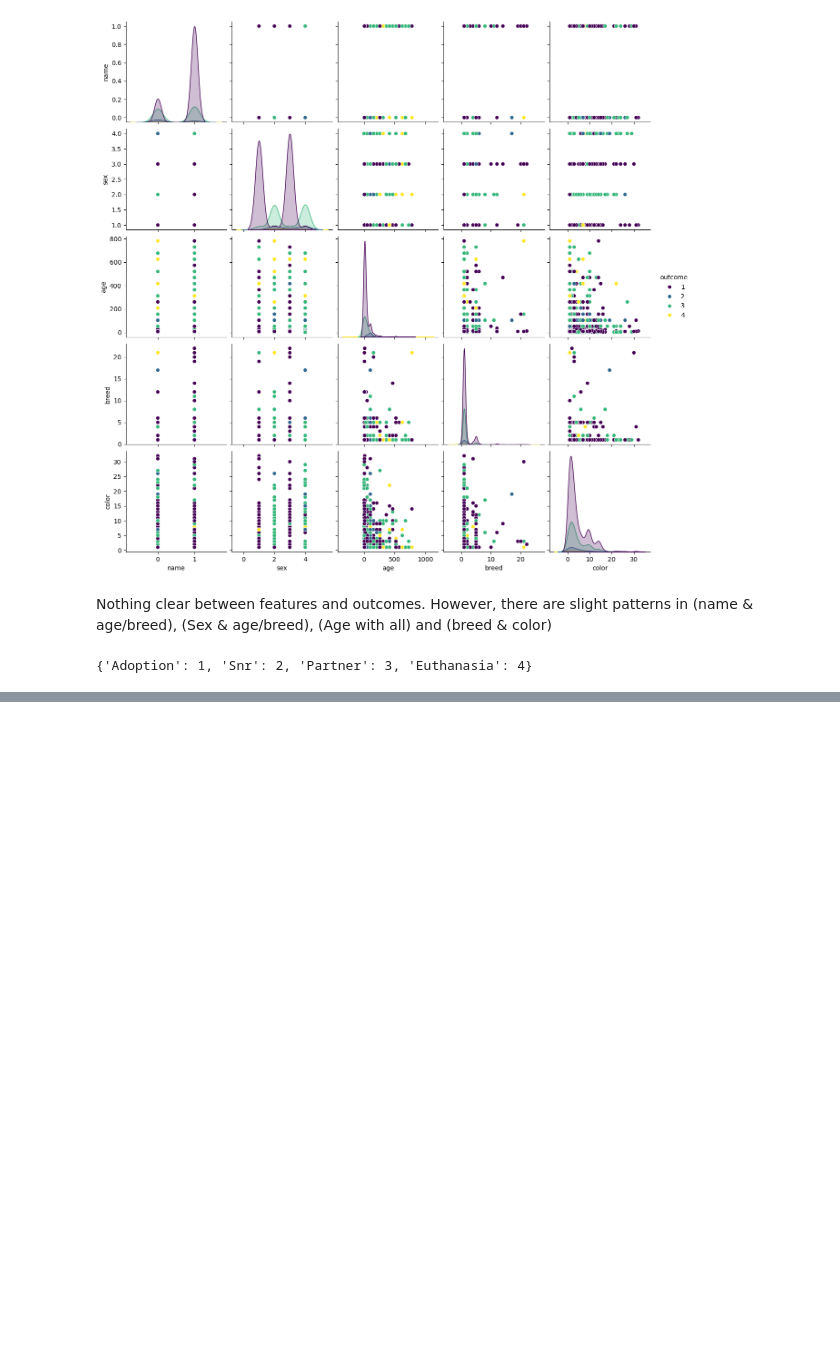
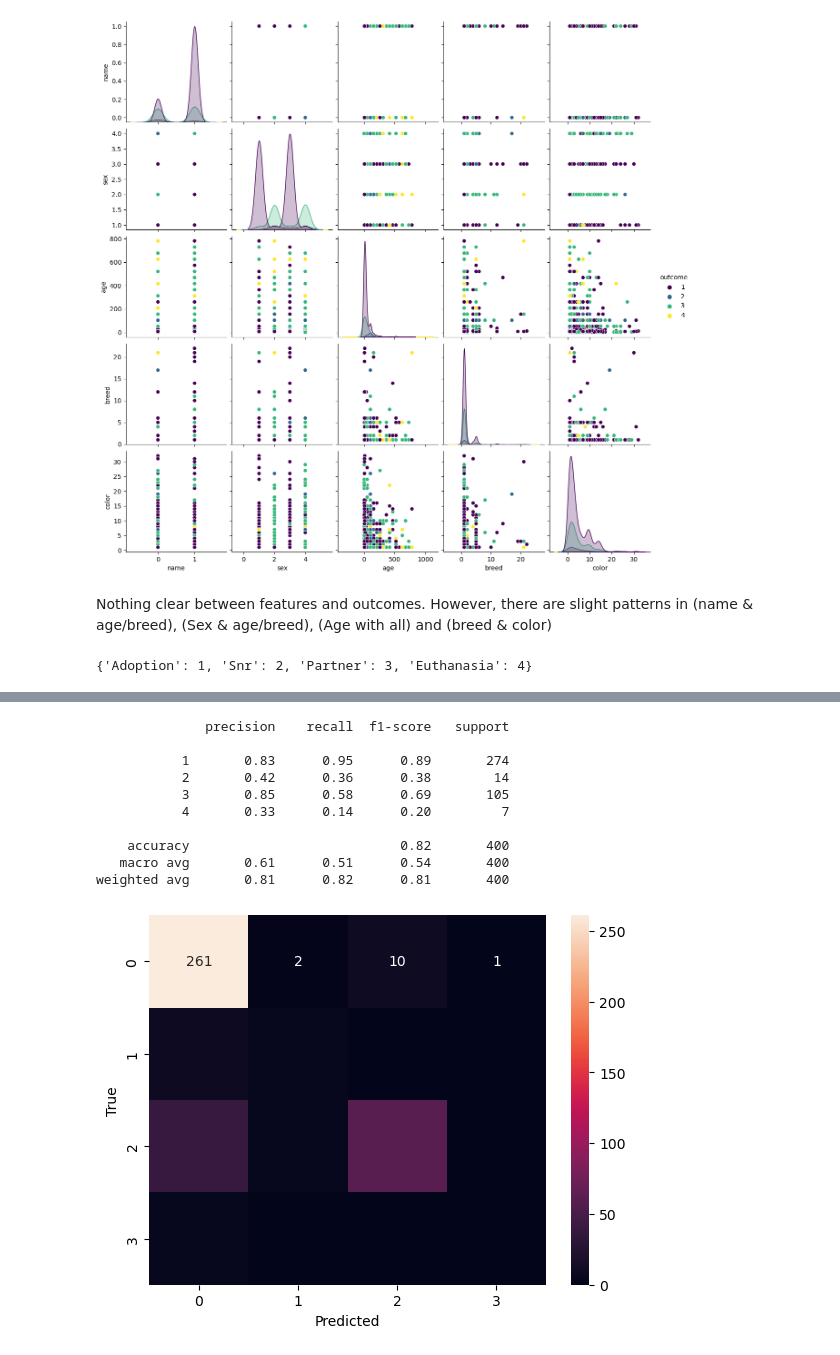
Before and after one commit to BictorFonseca/DataAnalysis, a Jupyter notebook: Project/term_project.ipynb, the cells around one changed output, grey strips where cells are left out. Cells and saved outputs as stored; diff of their text form; code cells hidden in the pictures; blank space fills up the shorter version.

```diff
--- a/Project/term_project.ipynb
+++ b/Project/term_project.ipynb
@@ -656,0 +618,28 @@ Precision is ill-defined and being set to 0.0 in labels with no predicted sample
+# %%
+#Name and age
+x=df[["age","name"]]
+y=df["outcome"]
+xTrain, xTest, yTrain, yTest=train_test_split(x,y,test_size=.2, random_state=10)
+
+knModel = KNeighborsClassifier(n_neighbors=3)
+knModel.fit(xTrain,yTrain)
+pred=knModel.predict(xTest)
+print(classification_report(yTest,pred))
+
+cm = confusion_matrix(yTest, pred)
+sns.heatmap(cm, annot=True, fmt='d')
+plt.xlabel('Predicted')
+plt.ylabel('True')
+plt.show()
+# %% [output]
+              precision    recall  f1-score   support
+
+           1       0.83      0.95      0.89       274
+           2       0.42      0.36      0.38        14
+           3       0.85      0.58      0.69       105
+           4       0.33      0.14      0.20         7
+
+    accuracy                           0.82       400
+   macro avg       0.61      0.51      0.54       400
+weighted avg       0.81      0.82      0.81       400
+[figure, added]
```
Also changed, not shown: parts of 7 cells of this notebook.
